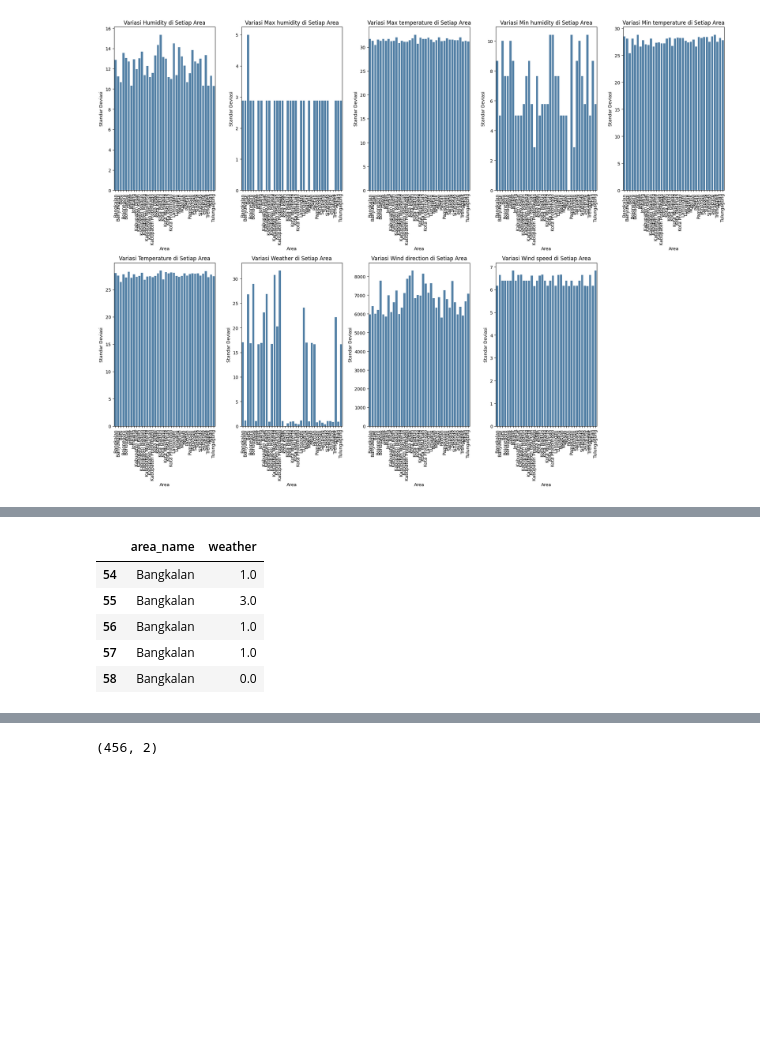
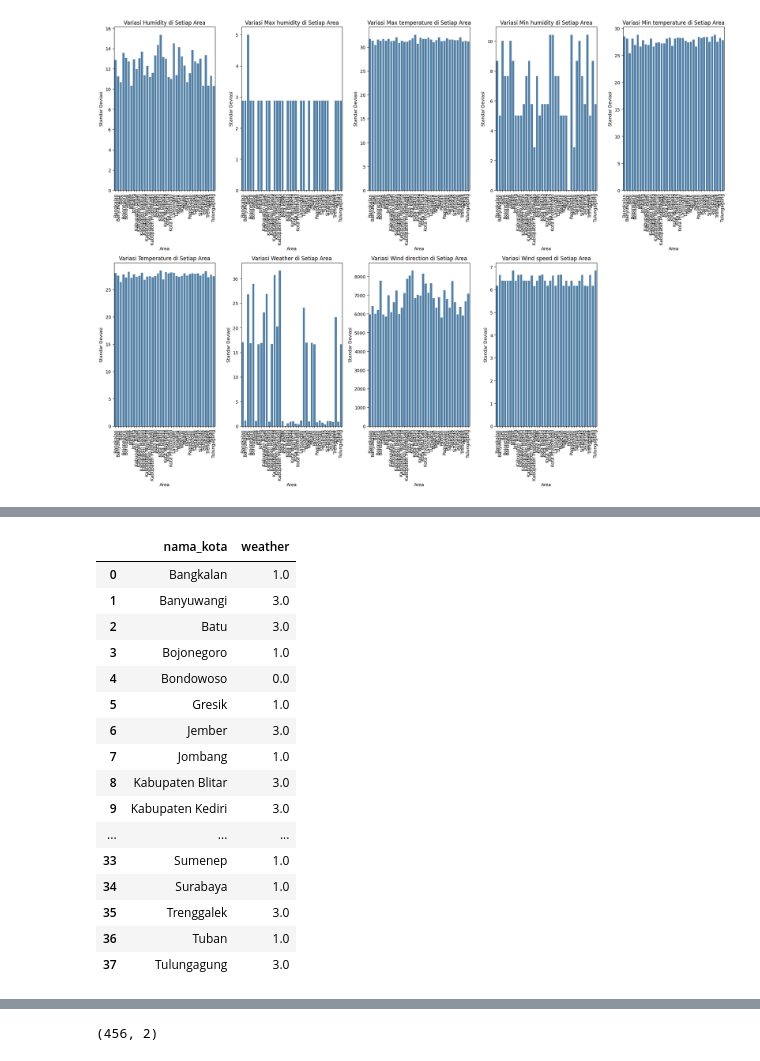
Before and after one commit to AwanArdy/ScrappingCuaca, a Jupyter notebook: AnalisisData.ipynb, the cells around one changed output, grey strips where cells are left out. Cells and saved outputs as stored; diff of their text form; code cells hidden in the pictures; blank space fills up the shorter version.

```diff
--- a/AnalisisData.ipynb
+++ b/AnalisisData.ipynb
@@ -264,15 +288,35 @@ temperature
 # %%
 # Weather
+# weather = df_weather[df_weather['parameter_description'] == "Weather"]
+# weather = weather[['area_name','parameter_description', 'value_text']]
+# weather = weather.drop(['parameter_description'], axis=1)
+# weather = weather.rename(columns={'value_text':'weather'})
+# weather.head()
+
 weather = df_weather[df_weather['parameter_description'] == "Weather"]
-weather = weather[['area_name','parameter_description', 'value_text']]
-weather = weather.drop(['parameter_description'], axis=1)
-weather = weather.rename(columns={'value_text':'weather'})
-weather.head()
+weather = weather[['area_name', 'value_text']]
+
+weather_mode = weather.groupby('area_name')['value_text'].agg(lambda x: x.mode()[0] if len(x.mode()) > 0 else None).reset_index()
+
+weather_mode.columns = ['nama_kota', 'weather']
+
+weather_mode
 # %% [output]
-|  | area_name | weather |
-| 54 | Bangkalan | 1.0 |
-| 55 | Bangkalan | 3.0 |
-| 56 | Bangkalan | 1.0 |
-| 57 | Bangkalan | 1.0 |
-| 58 | Bangkalan | 0.0 |
+|  | nama_kota | weather |
+| 0 | Bangkalan | 1.0 |
+| 1 | Banyuwangi | 3.0 |
+| 2 | Batu | 3.0 |
+| 3 | Bojonegoro | 1.0 |
+| 4 | Bondowoso | 0.0 |
+| 5 | Gresik | 1.0 |
+| 6 | Jember | 3.0 |
+| 7 | Jombang | 1.0 |
+| 8 | Kabupaten Blitar | 3.0 |
+| 9 | Kabupaten Kediri | 3.0 |
+| ... | ... | ... |
+| 33 | Sumenep | 1.0 |
+| 34 | Surabaya | 1.0 |
+| 35 | Trenggalek | 3.0 |
+| 36 | Tuban | 1.0 |
+| 37 | Tulungagung | 3.0 |
 # %%
```
Also changed, not shown: parts of 4 cells of this notebook.
